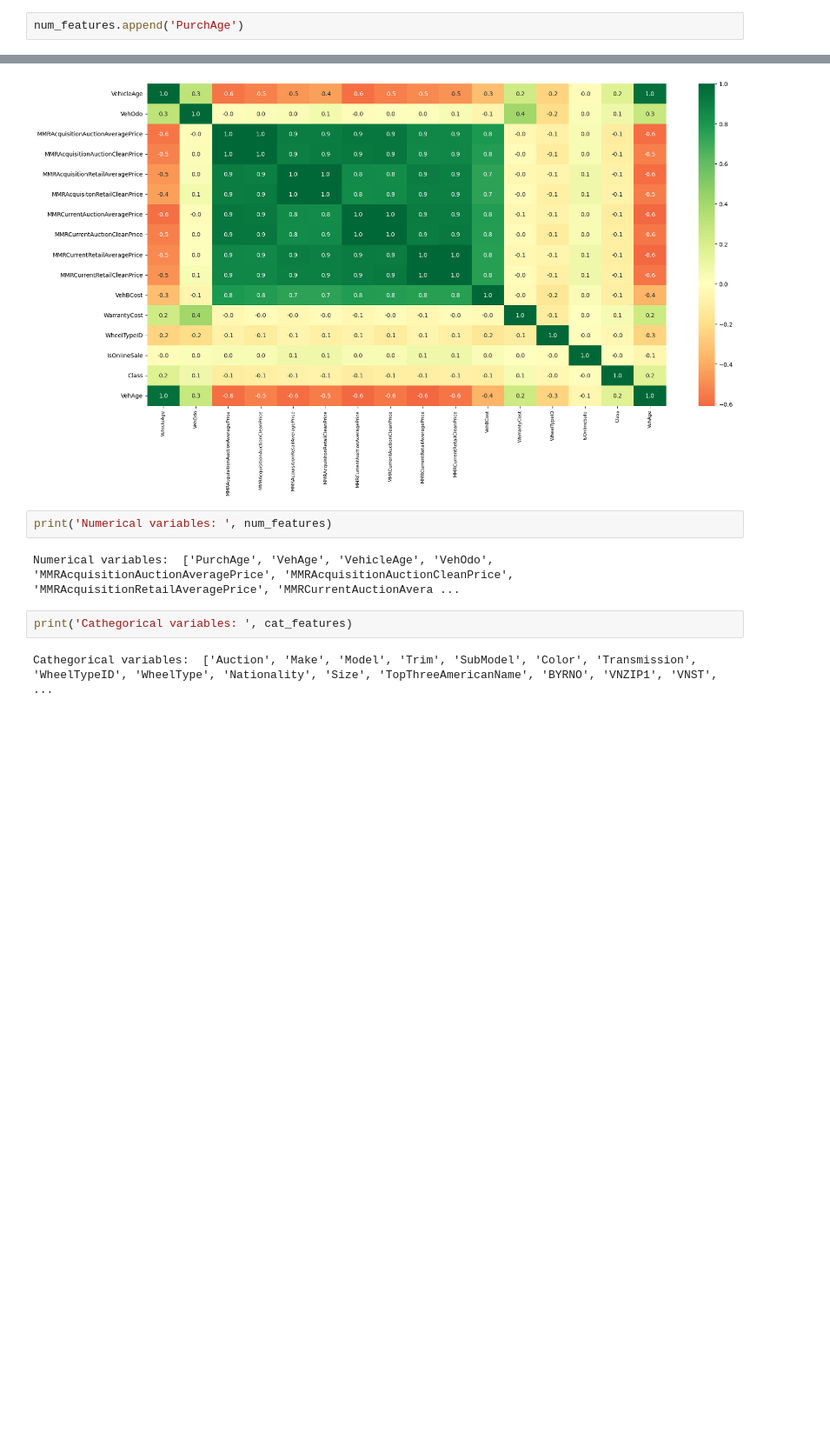
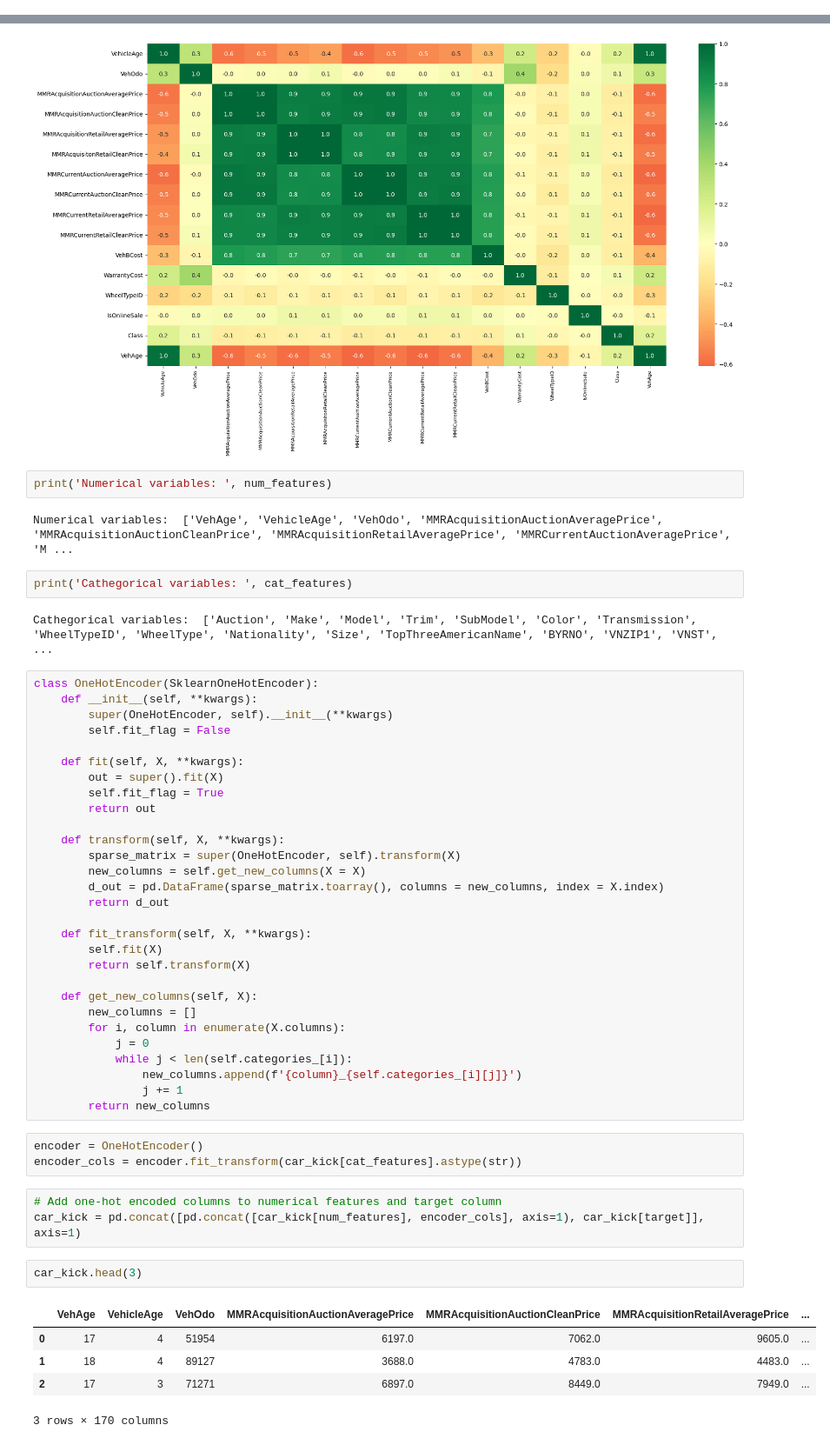
Before and after one commit to agomolka/MASem2DataMining, a Jupyter notebook: car_kick_analysis.ipynb, the cells around one changed output, grey strips where cells are left out. Shown at 87% size. Saved outputs shown, nothing was run; the diff lists cells and outputs as text; blank space fills up the shorter version.

```diff
--- a/car_kick_analysis.ipynb
+++ b/car_kick_analysis.ipynb
@@ -91,8 +93,6 @@ car_kick = car_kick.drop(['PurchDate'], axis=1)
 car_kick['PurchAge'].unique()
 # %% [output]
 array([53])
-# %%
-num_features.append('PurchAge')
 # %%
 #We can drop the value, because all data if from the same year
 #I'll drop the values beacuse they are irrelevant now
@@ -762,8 +762,51 @@ plt.show()
 # %%
 print('Numerical variables: ', num_features)
 # %% [output]
-Numerical variables:  ['PurchAge', 'VehAge', 'VehicleAge', 'VehOdo', 'MMRAcquisitionAuctionAveragePrice', 'MMRAcquisitionAuctionCleanPrice', 'MMRAcquisitionRetailAveragePrice', 'MMRCurrentAuctionAvera ...
+Numerical variables:  ['VehAge', 'VehicleAge', 'VehOdo', 'MMRAcquisitionAuctionAveragePrice', 'MMRAcquisitionAuctionCleanPrice', 'MMRAcquisitionRetailAveragePrice', 'MMRCurrentAuctionAveragePrice', 'M ...
 # %%
 print('Cathegorical variables: ', cat_features)
 # %% [output]
 Cathegorical variables:  ['Auction', 'Make', 'Model', 'Trim', 'SubModel', 'Color', 'Transmission', 'WheelTypeID', 'WheelType', 'Nationality', 'Size', 'TopThreeAmericanName', 'BYRNO', 'VNZIP1', 'VNST', ...
+# %%
+class OneHotEncoder(SklearnOneHotEncoder):
+    def __init__(self, **kwargs):
+        super(OneHotEncoder, self).__init__(**kwargs)
+        self.fit_flag = False
+
+    def fit(self, X, **kwargs):
+        out = super().fit(X)
+        self.fit_flag = True
+        return out
+
+    def transform(self, X, **kwargs):
+        sparse_matrix = super(OneHotEncoder, self).transform(X)
+        new_columns = self.get_new_columns(X = X)
+        d_out = pd.DataFrame(sparse_matrix.toarray(), columns = new_columns, index = X.index)
+        return d_out
+
+    def fit_transform(self, X, **kwargs):
+        self.fit(X)
+        return self.transform(X)
+
+    def get_new_columns(self, X):
+        new_columns = []
+        for i, column in enumerate(X.columns):
+            j = 0
+            while j < len(self.categories_[i]):
+                new_columns.append(f'{column}_{self.categories_[i][j]}')
+                j += 1
+        return new_columns
+# %%
+encoder = OneHotEncoder()
+encoder_cols = encoder.fit_transform(car_kick[cat_features].astype(str))
+# %%
+# Add one-hot encoded columns to numerical features and target column
+car_kick = pd.concat([pd.concat([car_kick[num_features], encoder_cols], axis=1), car_kick[target]], axis=1)
+# %%
+car_kick.head(3)
+# %% [output]
+|  | VehAge | VehicleAge | VehOdo | MMRAcquisitionAuctionAveragePrice | MMRAcquisitionAuctionCleanPrice | MMRAcquisitionRetailAveragePrice | ... |
+| 0 | 17 | 4 | 51954 | 6197.0 | 7062.0 | 9605.0 | ... |
+| 1 | 18 | 4 | 89127 | 3688.0 | 4783.0 | 4483.0 | ... |
+| 2 | 17 | 3 | 71271 | 6897.0 | 8449.0 | 7949.0 | ... |
+3 rows × 170 columns
```
Also changed, not shown: parts of 4 cells of this notebook.
